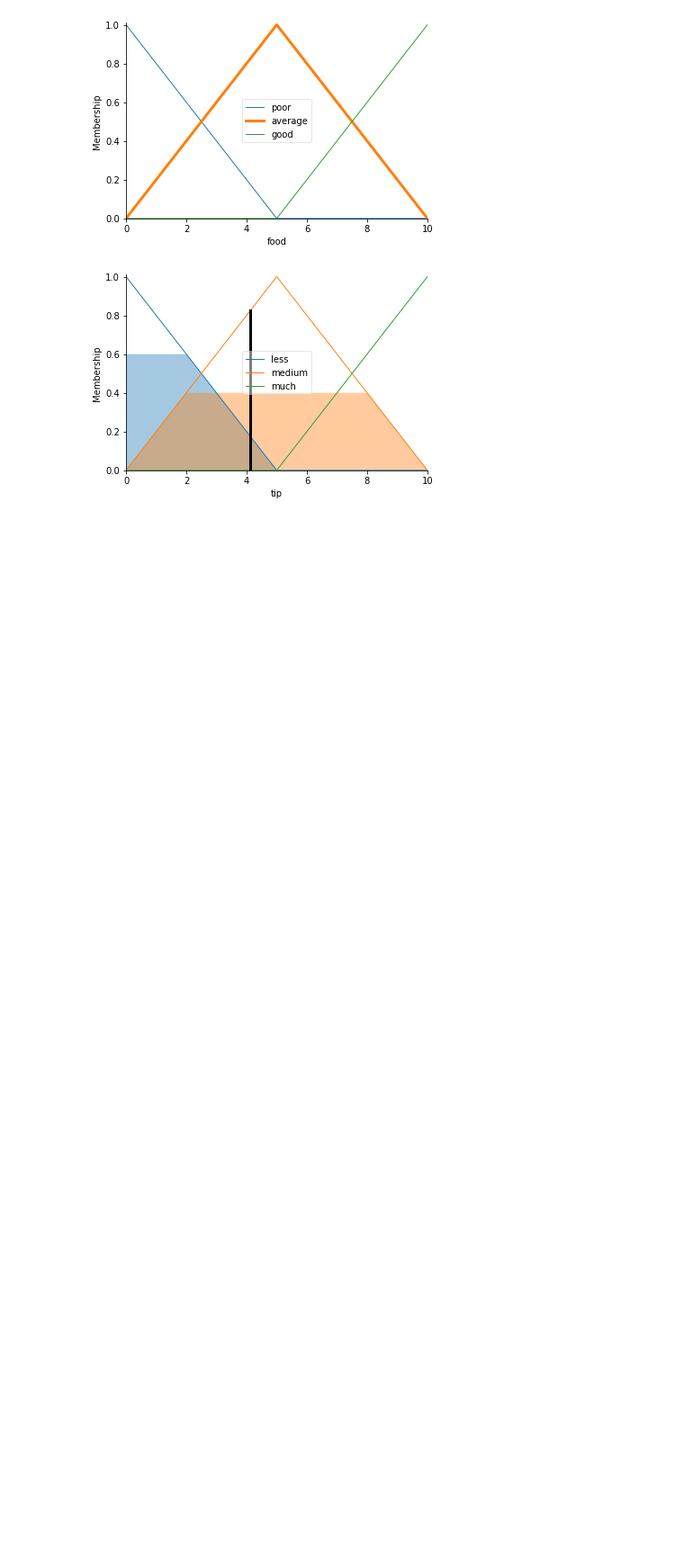
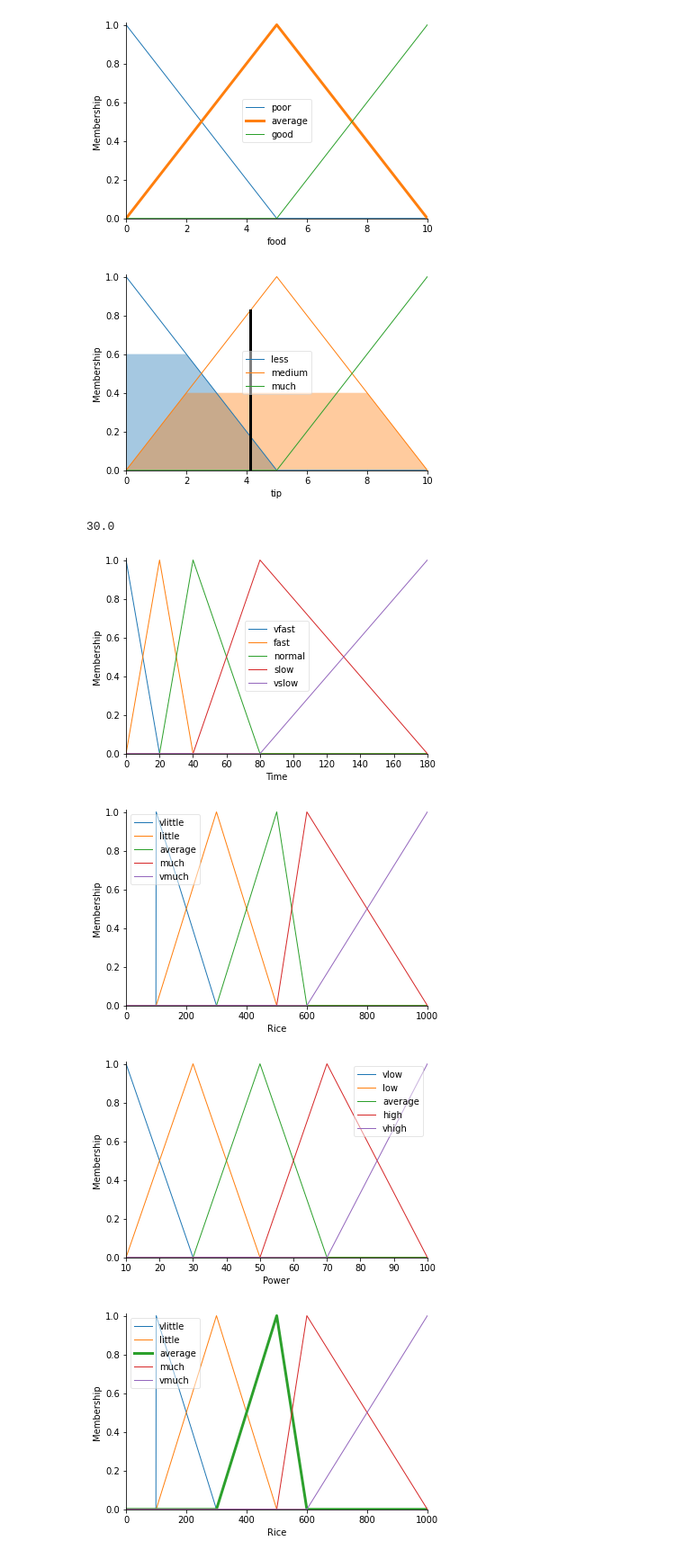
Before and after one commit to vogiahuan352/TTNT, a Jupyter notebook: W4(fuzzy_logic)_24_2_2023.ipynb, the cells around one changed output. Shown: that part at 90% size. Drawn from its saved outputs; the diff is of its cells as text; code cells hidden in the pictures; blank space fills up the shorter version.

```diff
--- a/W4(fuzzy_logic)_24_2_2023.ipynb
+++ b/W4(fuzzy_logic)_24_2_2023.ipynb
@@ -99,0 +104,69 @@ tip.view(sim=tipping)
+# %%
+time = ctrl.Antecedent(np.arange(0,181,1),'Time')
+rice = ctrl.Antecedent(np.arange(0,1001,1),'Rice')
+power = ctrl.Consequent(np.arange(10,101,1),'Power')
+
+time['vfast']= fuzz.trimf(time.universe,[0,0,20])
+time['fast'] = fuzz.trimf(time.universe, [0,20,40])
+time['normal']= fuzz.trimf(time.universe, [20,40,80])
+time['slow']= fuzz.trimf(time.universe, [40,80,180])
+time['vslow']= fuzz.trimf(time.universe, [80,180,180])
+
+rice['vlittle']= fuzz.trimf(rice.universe,[100,100,300])
+rice['little'] = fuzz.trimf(rice.universe, [100,300,500])
+rice['average']= fuzz.trimf(rice.universe, [300,500,600])
+rice['much']= fuzz.trimf(rice.universe, [500,600,1000])
+rice['vmuch']= fuzz.trimf(rice.universe,[600,1000,1000])
+
+power['vlow'] = fuzz.trimf(power.universe, [10,10,30])
+power['low'] = fuzz.trimf(power.universe,[10,30,50])
+power['average'] = fuzz.trimf(power.universe,[30,50,70])
+power['high'] = fuzz.trimf(power.universe,[50,70,100])
+power['vhigh'] = fuzz.trimf(power.universe,[70,100,100])
+time.view()
+rice.view()
+power.view()
+rice['average'].view()
+rule1 = ctrl.Rule(time['vfast'] & rice['vlittle'], power['high'])
+rule2 = ctrl.Rule(time['vfast'] & rice['little'], power['high'])
+rule3 = ctrl.Rule(time['vfast'] & rice['average'], power['vhigh'])
+rule4 = ctrl.Rule(time['vfast'] & rice['much'], power['vhigh'])
+rule5 = ctrl.Rule(time['vfast'] & rice['vmuch'], power['vhigh'])
+
+rule6 = ctrl.Rule(time['fast'] & rice['vlittle'], power['high'])
+rule7 = ctrl.Rule(time['fast'] & rice['little'], power['high'])
+rule8 = ctrl.Rule(time['fast'] & rice['average'], power['high'])
+rule9 = ctrl.Rule(time['fast'] & rice['much'], power['vhigh'])
+rule10 = ctrl.Rule(time['fast'] & rice['vmuch'],power['vhigh'])
+
+rule11 = ctrl.Rule(time['normal'] & rice['vlittle'], power['vlow'])
+rule12 = ctrl.Rule(time['normal'] & rice['little'], power['low'])
+rule13 = ctrl.Rule(time['normal'] & rice['average'], power['average'])
+rule14 = ctrl.Rule(time['normal'] & rice['much'], power['high'])
+rule15 = ctrl.Rule(time['normal'] & rice['vmuch'], power['vhigh'])
+
+rule16 = ctrl.Rule(time['slow'] & rice['vlittle'], power['low'])
+rule17 = ctrl.Rule(time['slow'] & rice['little'], power['low'])
+rule18 = ctrl.Rule(time['slow'] & rice['average'], power['vlow'])
+rule19 = ctrl.Rule(time['slow'] & rice['much'], power['vlow'])
+rule20 = ctrl.Rule(time['slow'] & rice['vmuch'], power['vlow'])
+
+rule21 = ctrl.Rule(time['vslow'] & rice['vlittle'], power['vlow'])
+rule22 = ctrl.Rule(time['vslow'] & rice['little'], power['vlow'])
+rule23 = ctrl.Rule(time['vslow'] & rice['average'], power['vlow'])
+rule24 = ctrl.Rule(time['vslow'] & rice['much'], power['vlow'])
+rule25 = ctrl.Rule(time['vslow'] & rice['vmuch'], power['vlow'])
+
+cpower_ctrl = ctrl.ControlSystem([rule1, rule2, rule3, rule4, rule5, rule6, rule7, rule8, rule9, rule10, rule11, rule12, rule13, rule14, rule15, rule16, rule17, rule18, rule19, rule20, rule21, rule22, rule23, rule24, rule25])
+cpower = ctrl.ControlSystemSimulation(cpower_ctrl)
+cpower.input['Time'] = 40
+cpower.input['Rice'] = 300
+cpower.compute()
+print(cpower.output['Power'])
+power.view(sim = cpower)
+# %% [output]
+30.0
+[figure, added]
+[figure, added]
+[figure, added]
+[figure, added]
```
Also changed, not shown: parts of 3 cells of this notebook.
